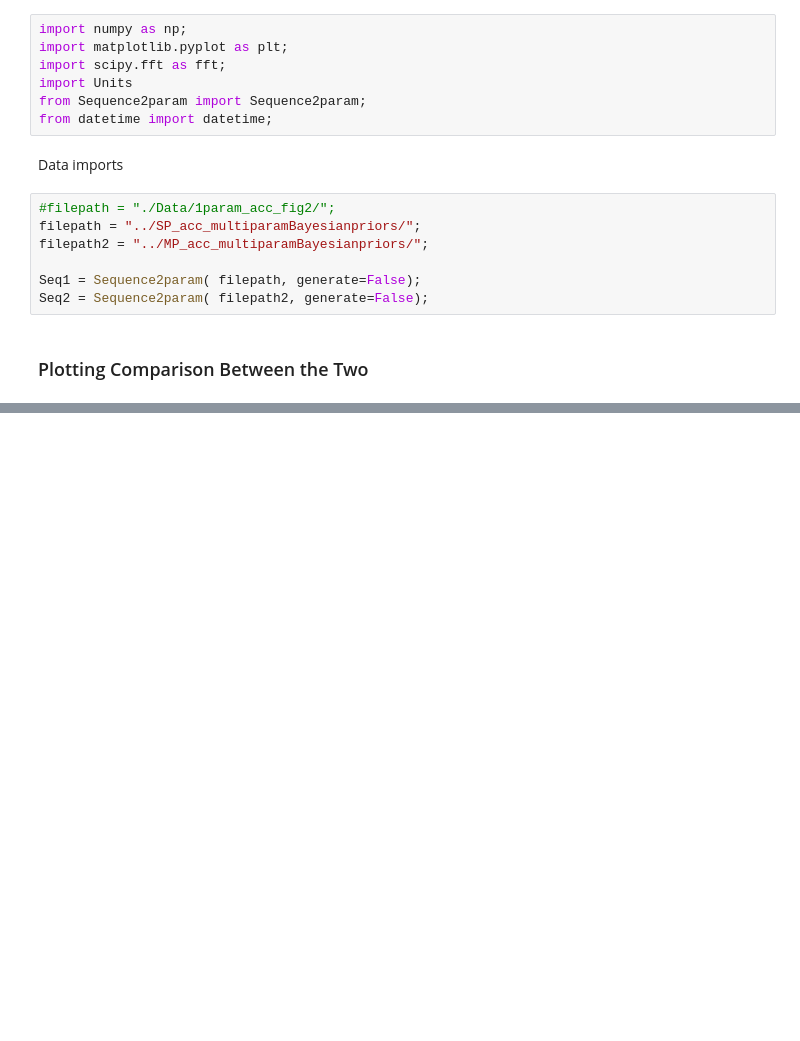
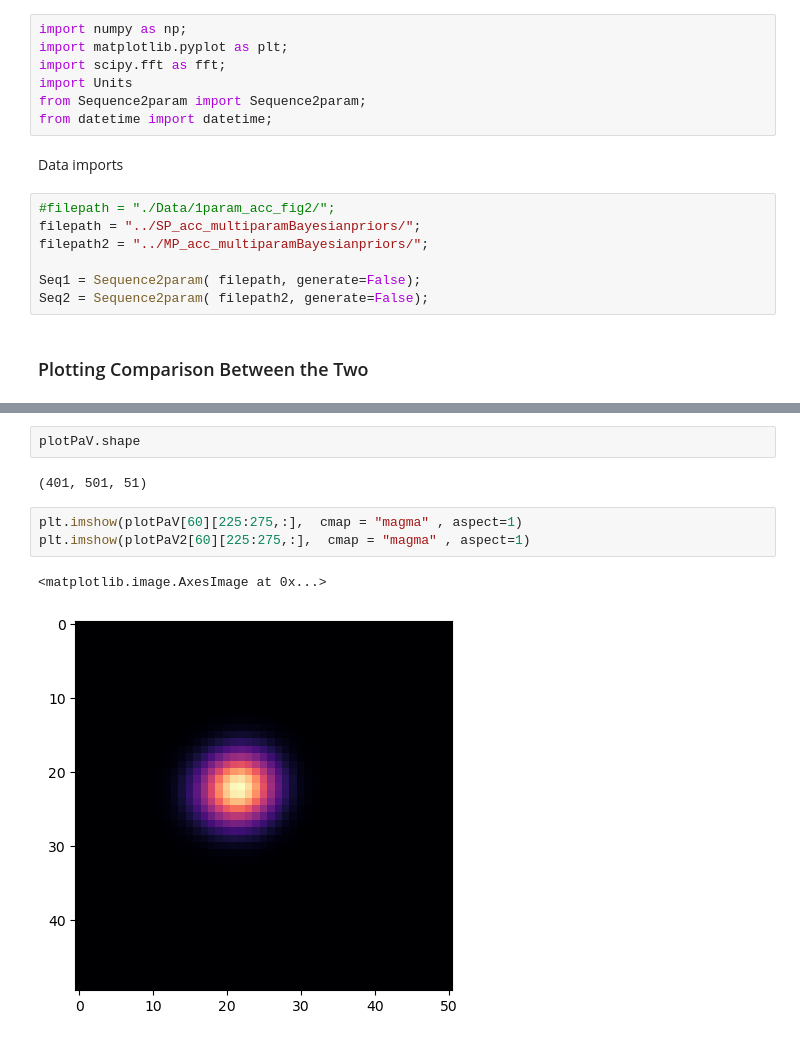
Before and after one commit to rootware/lattice_evolution, a Jupyter notebook: Python/Option1_2_comparison.ipynb, the cells around one changed output, grey strips where cells are left out. Cells and saved outputs as stored; diff of their text form; blank space fills up the shorter version.

```diff
--- a/Python/Option1_2_comparison.ipynb
+++ b/Python/Option1_2_comparison.ipynb
@@ -53,0 +68,10 @@ plt.show()
+# %%
+plotPaV.shape
+# %% [output]
+(401, 501, 51)
+# %%
+plt.imshow(plotPaV[60][225:275,:],  cmap = "magma" , aspect=1)
+plt.imshow(plotPaV2[60][225:275,:],  cmap = "magma" , aspect=1)
+# %% [output]
+<matplotlib.image.AxesImage at 0x...>
+[figure, added]
```
Also changed, not shown: parts of 7 cells of this notebook, 1 other file.
